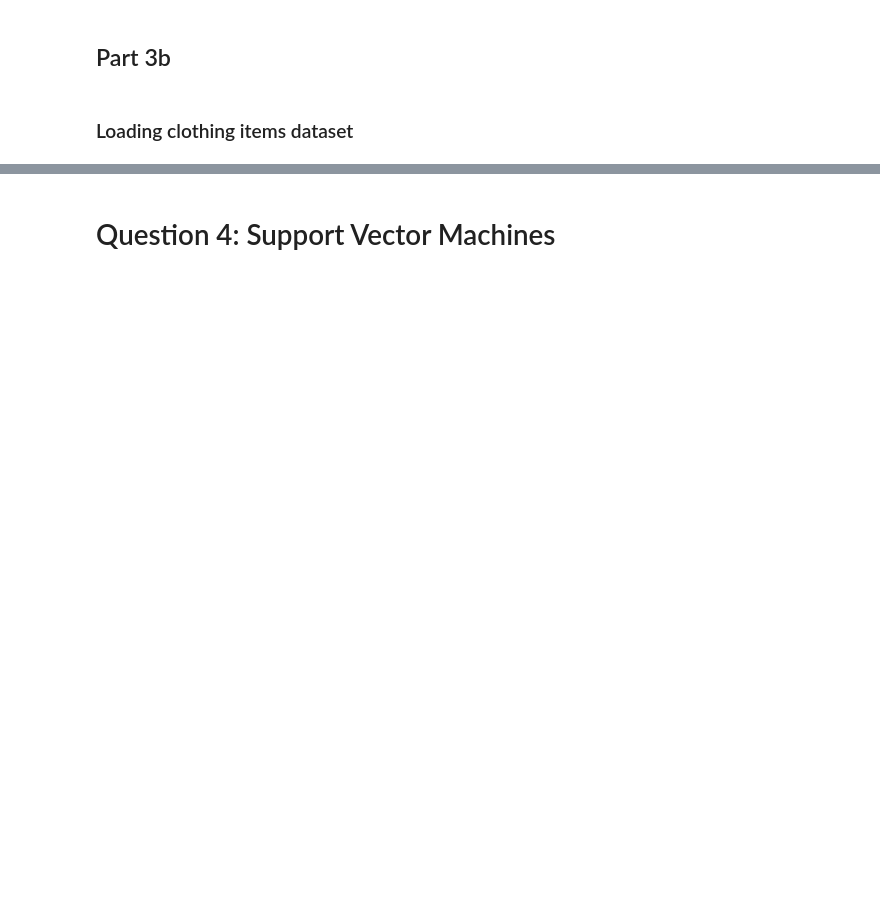
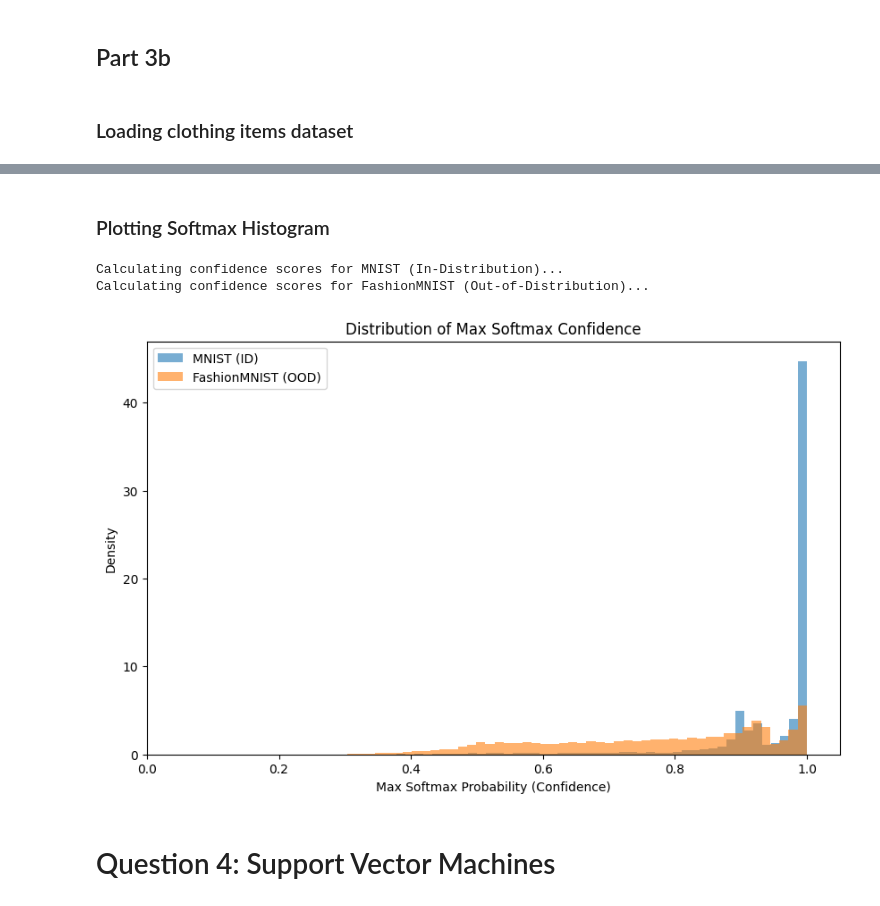
Before and after one commit to Rlshank/S-ML-HW-2, a Jupyter notebook: SML-HW2.ipynb, the cells around one changed output, grey strips where cells are left out. Drawn from its saved outputs; the diff is of its cells as text; code cells hidden in the pictures; blank space fills up the shorter version.

```diff
--- a/SML-HW2.ipynb
+++ b/SML-HW2.ipynb
@@ -791,3 +816,53 @@ Generating OOD embedding space visualization...
+# %% [markdown]
+### Plotting Softmax Histogram
+# %%
+import torch.nn.functional as F
+
+def get_max_softmax_scores(model, data_loader, device):
+
+    # Ensure the model is in testing mode
+    model.eval()
+    max_scores = []
+
+    # Throw away memory used for gradient computation since it is not required for testing
+    with torch.no_grad():
+        for inputs, _ in data_loader:
+            inputs = inputs.to(device)
+            scores = model(inputs)
+
+            # Apply softmax to get probabilities
+            probs = F.softmax(scores, dim=1)
+
+            # Take the highest probability for each image
+            max_prob, _ = torch.max(probs, dim=1)
+            max_scores.extend(max_prob.cpu().numpy())
+
+    return np.array(max_scores)
+
+print("Calculating confidence scores for MNIST (In-Distribution)...")
+mnist_scores = get_max_softmax_scores(best_model, test_loader, config.device)
+
+print("Calculating confidence scores for FashionMNIST (Out-of-Distribution)...")
+fashion_scores = get_max_softmax_scores(best_model, ood_loader, config.device)
+
+# Plotting the Histogram
+plt.figure(figsize=(10, 6))
+# Plot MNIST scores in blue
+plt.hist(mnist_scores, bins=50, alpha=0.6, label='MNIST (ID)', density=True)
+# Plot FashionMNIST scores in orange
+plt.hist(fashion_scores, bins=50, alpha=0.6, label='FashionMNIST (OOD)', density=True)
+
+plt.title('Distribution of Max Softmax Confidence')
+plt.xlabel('Max Softmax Probability (Confidence)')
+plt.ylabel('Density')
+plt.legend()
+plt.xlim(0, 1.05)
+
+plt.savefig("softmax_histogram.png", dpi=300, bbox_inches='tight')
+# %% [output]
+Calculating confidence scores for MNIST (In-Distribution)...
+Calculating confidence scores for FashionMNIST (Out-of-Distribution)...
+[figure, added]
 # %% [markdown]
 # Question 4: Support Vector Machines
 # %%
```
Also changed, not shown: parts of 4 cells of this notebook, 1 other file.
